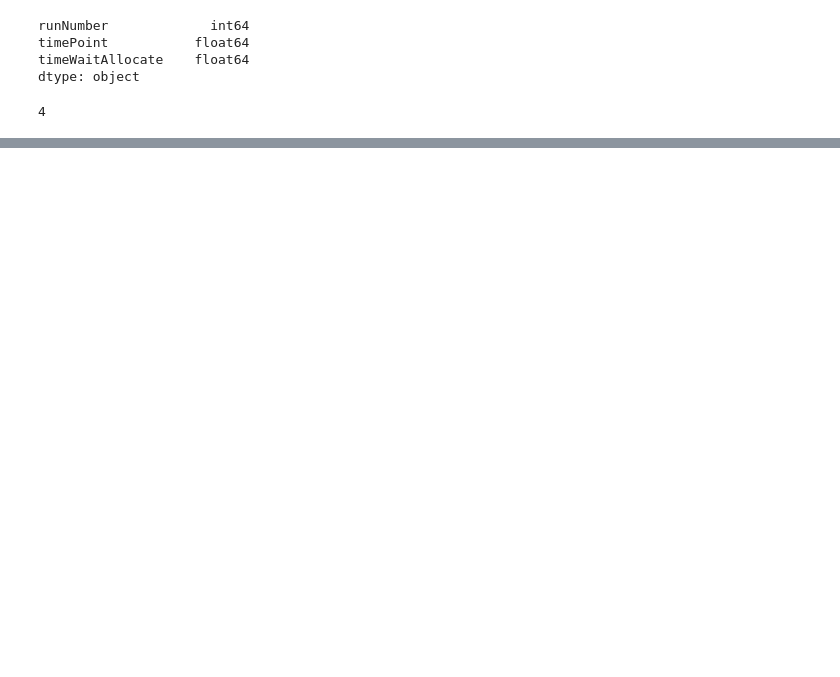
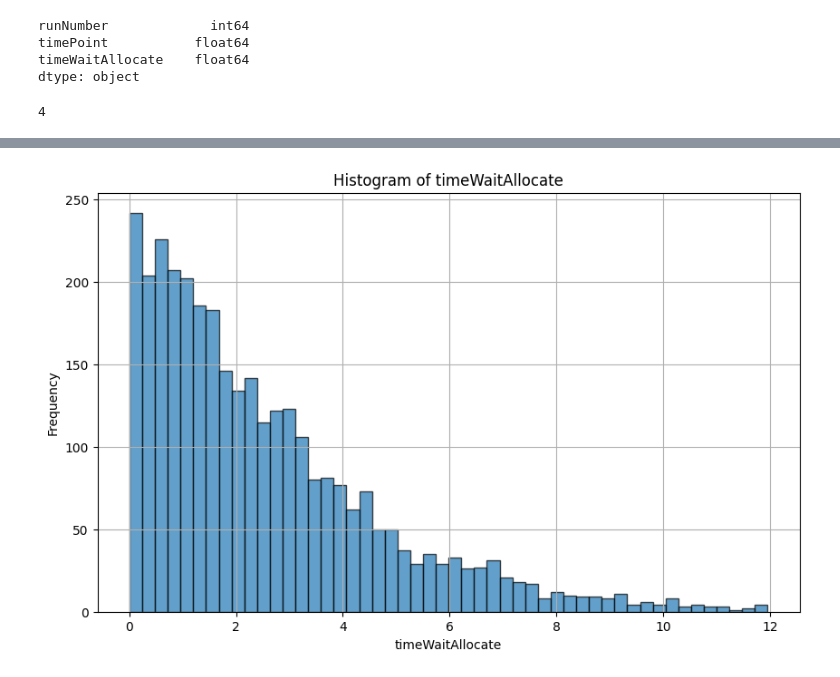
Before and after one commit to SideShowBoBGOT/system_modelling_seventh_semester, a Jupyter notebook: course_work/main.ipynb, the cells around one changed output, grey strips where cells are left out. Saved outputs shown, nothing was run; the diff lists cells and outputs as text; code cells hidden in the pictures; blank space fills up the shorter version.

```diff
--- a/course_work/main.ipynb
+++ b/course_work/main.ipynb
@@ -227,0 +262,5 @@ show_hist(wait_allocate_data, 'timeWaitAllocate')
+# %%
+time_wait_allocate_stable_filtered = time_wait_allocate_stable[time_wait_allocate_stable['timeWaitAllocate'] < 12]
+show_hist(time_wait_allocate_stable_filtered, 'timeWaitAllocate')
+# %% [output]
+[figure, added]
```
Also changed, not shown: parts of 22 cells of this notebook.
